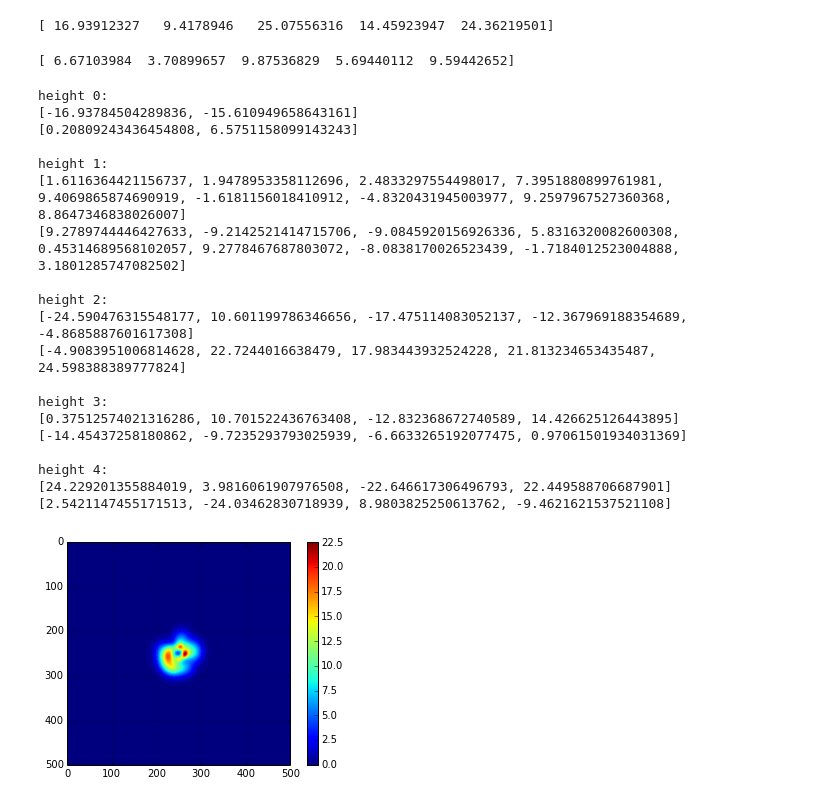
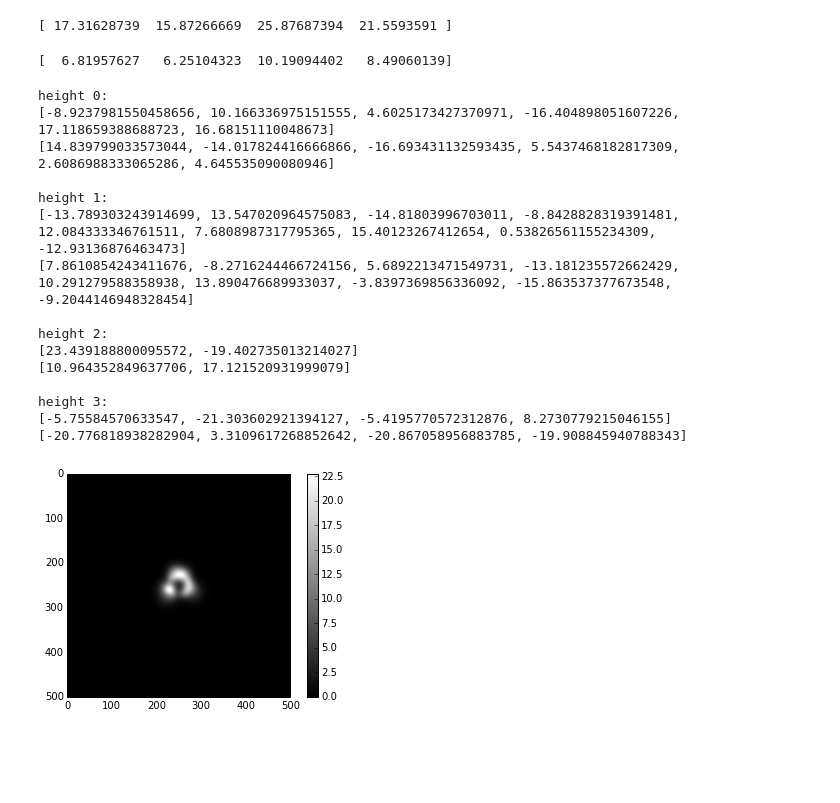
Before and after one commit to Isabella-Dineo/beam_py, a Jupyter notebook: patchbeam_main.ipynb, the cells around one changed output. Cells and saved outputs as stored; diff of their text form; code cells hidden in the pictures; blank space fills up the shorter version.

```diff
--- a/patchbeam_main.ipynb
+++ b/patchbeam_main.ipynb
@@ -44,7 +44,7 @@ if __name__ == "__main__":
     P = 0.16
     hmin = 50
     hmax = 1000
-    ncomp = 5
+    ncomp = 4
     heights = emission_height(P, hmin, hmax, ncomp)
     print heights
 # %% [output]
@@ -114,12 +305,12 @@ def rho(P, heights):
 
        Args:
        -----
-       P   : rotational period (seconds)
-       H   : emission height (km)
+       P         : rotational period (seconds)
+       heights   : emission heights (km)
 
        Returns:
        --------
-       rho : the opening angle (degrees)
+       rho       : the opening angle (degrees)
 
     """
 
@@ -133,7 +324,7 @@ if __name__ == "__main__":
     opa = rho(P, heights)
     print opa
 # %% [output]
-[ 16.93912327   9.4178946   25.07556316  14.45923947  24.36219501]
+[ 17.31628739  15.87266669  25.87687394  21.5593591 ]
 # %%
 def patch_width(P, heights):
     """Function to calculate the width of a patchy emission region
@@ -142,9 +333,8 @@ def patch_width(P, heights):
        Args:
        -----
        P             : rotational period (seconds).
-       hmin          : minimum emission height (in km).
-       hmax          : maximum emission height (in km).
-       npatch        : integer number of emission patches.
+       heights       : emission heights (km).
+
 
        Returns:
        --------
@@ -161,23 +351,21 @@ if __name__ == "__main__":
     patchwidths = patch_width(P, heights)
     print patchwidths
 # %% [output]
-[ 6.67103984  3.70899657  9.87536829  5.69440112  9.59442652]
+[  6.81957627   6.25104323  10.19094402   8.49060139]
 # %%
 def patch_center(P, heights):
     """Function find centres of the patches
 
        Args:
        -----
-       P      : rotatinal period
-       hmin   : minimum emission height (in km).
-       hmax   : maximum emission height (in km).
-       ncomp : number of emission components
+       P       : rotatinal period
+       heights : emission heights (in km).
 
 
        Returns:
        --------
-       patch_centerx : the patch center projection on the x-axis
-       patch_centery : the patch center projection on the y-axis
+       centerx : the patch center projection on the x-axis
+       centery : the patch center projection on the y-axis
     """
 
 #   opening angle:
@@ -195,14 +383,14 @@ def patch_center(P, heights):
 #       The angle between the axis:
         theta = 2 * np.pi * np.random.random(npatch)
 
-#       for short periods:
+#       centers for short periods:
         if P <= 0.15:
             if hmin >= 950 and hmax <= 1000:
                 for i in np.arange(npatch):
                     tempCenterX.append(comp * np.sin(theta[i]))
                     tempCenterY.append(comp * np.cos(theta[i]))
 
-#       for longer periods:
+#       centers for longer periods:
         if P > 0.15:
             if hmin >= 20 and hmax <= 1000:
                 for i in np.arange(npatch):
@@ -220,24 +408,20 @@ if __name__ == "__main__":
         print 'height %i:\n'%i, cx[i], '\n', cy[i], '\n'
 # %% [output]
 height 0:
-[-16.93784504289836, -15.610949658643161]
-[0.20809243436454808, 6.5751158099143243]
+[-8.9237981550458656, 10.166336975151555, 4.6025173427370971, -16.404898051607226, 17.118659388688723, 16.68151110048673]
+[14.839799033573044, -14.017824416666866, -16.693431132593435, 5.5437468182817309, 2.6086988333065286, 4.645535090080946]
 
 height 1:
-[1.6116364421156737, 1.9478953358112696, 2.4833297554498017, 7.3951880899761981, 9.4069865874690919, -1.6181156018410912, -4.8320431945003977, 9.2597967527360368, 8.8647346838026007]
-[9.2789744446427633, -9.2142521414715706, -9.0845920156926336, 5.8316320082600308, 0.45314689568102057, 9.2778467687803072, -8.0838170026523439, -1.7184012523004888, 3.1801285747082502]
+[-13.789303243914699, 13.547020964575083, -14.81803996703011, -8.8428828319391481, 12.084333346761511, 7.6808987317795365, 15.40123267412654, 0.53826561155234309, -12.93136876463473]
+[7.8610854243411676, -8.2716244466724156, 5.6892213471549731, -13.181235572662429, 10.291279588358938, 13.890476689933037, -3.8397369856336092, -15.863537377673548, -9.2044146948328454]
 
 height 2:
-[-24.590476315548177, 10.601199786346656, -17.475114083052137, -12.367969188354689, -4.8685887601617308]
-[-4.9083951006814628, 22.7244016638479, 17.983443932524228, 21.813234653435487, 24.598388389777824]
+[23.439188800095572, -19.402735013214027]
+[10.964352849637706, 17.121520931999079]
 
 height 3:
-[0.37512574021316286, 10.701522436763408, -12.832368672740589, 14.426625126443895]
-[-14.45437258180862, -9.7235293793025939, -6.6633265192077475, 0.97061501934031369]
-
-height 4:
-[24.229201355884019, 3.9816061907976508, -22.646617306496793, 22.449588706687901]
-[2.5421147455171513, -24.03462830718939, 8.9803825250613762, -9.4621621537521108]
+[-5.75584570633547, -21.303602921394127, -5.4195770572312876, 8.2730779215046155]
+[-20.776818938282904, 3.3109617268852642, -20.867058956883785, -19.908845940788343]
 # %%
 #import d2r
 def plotpatch(P, alpha, beta, heights, centerx, centery):
@@ -248,9 +432,9 @@ def plotpatch(P, alpha, beta, heights, centerx, centery):
        P       : rotational period (seconds)
        alpha   : inclination angle (degrees)
        beta    : impact parameter (degrees)
-       hmin    : minimum emission height (in km)
-       hmax    : maximum emission height (in km)
-       npatch  : number of emission patches
+       heights : emission heights (in km)
+       centerx : the patch center projection on the x-axis
+       centery : the patch center projection on the y-axis
 
        Returns:
        --------
@@ -263,10 +447,6 @@ def plotpatch(P, alpha, beta, heights, centerx, centery):
     y = np.linspace(-180, 180, num=500, endpoint=True)
     X,Y = np.meshgrid(x,y)
     Z = np.zeros_like(X)
-
-#   patchcenter or mean of the plot from patch center:
-    #cx, cy, theta = patch_center(P, hmin, hmax, npatch)
-    #print cx, cy, theta
 
 #   find the width of the patches
     patchwidths = patch_width(P, heights)
@@ -275,32 +455,32 @@ def plotpatch(P, alpha, beta, heights, centerx, centery):
     peak = 5.
     for cid, comp in enumerate(heights):
 #       same xy widths for circular patches:
         sigmax = patchwidths[cid]
         sigmay = patchwidths[cid]
 
 #       center of the patch:
         patchCenterX = centerx[cid]
         patchCenterY = centery[cid]
 
 #       2D gaussian:
         for pc in zip(patchCenterX, patchCenterY):
             Z += peak*np.exp(-((X - pc[0])**2 / (2*sigmax**2) + (Y - pc[1])**2 / (2*sigmay**2)))
 
 
     fig1 = plt.figure()
     #plt.contour(X, Y, Z)
     #plt.xlim(-90, 90)
     #plt.ylim(-90, 90)
     plt.grid()
-    plt.imshow(Z)#, cmap=cm.gray)
+    plt.imshow(Z, cmap=cm.gray)
     plt.colorbar()
 
 
 
 ############################ simple test ##########################
 if __name__ == "__main__":
     alpha = 10
     beta = 1
     plotpatch(P, alpha, beta, heights, cx, cy)
 # %% [output]
-[figure, old version]
+[figure, new version]
```
Also changed, not shown: parts of 4 cells of this notebook, 2 other files.
